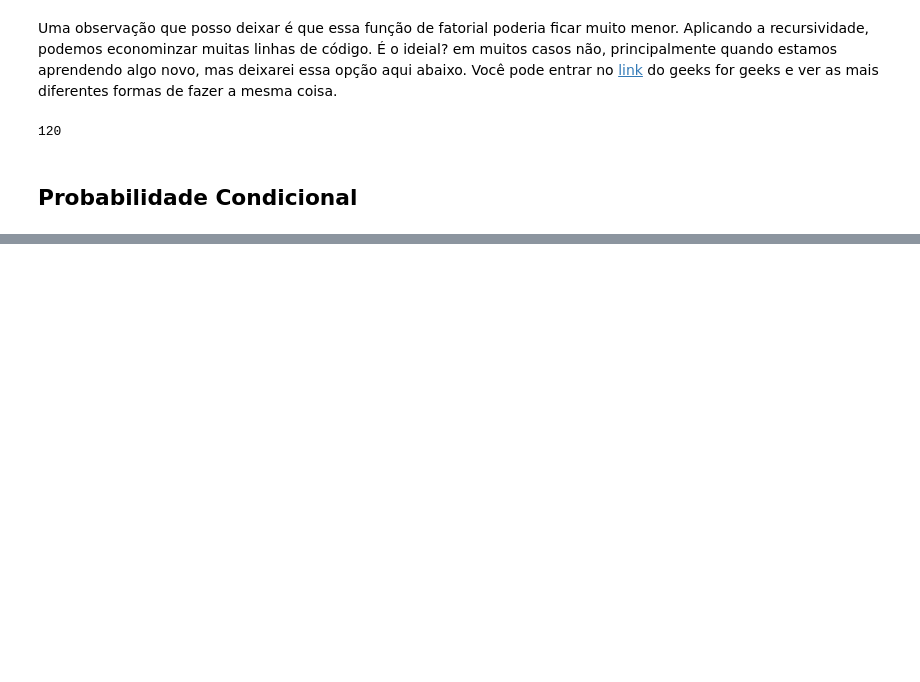
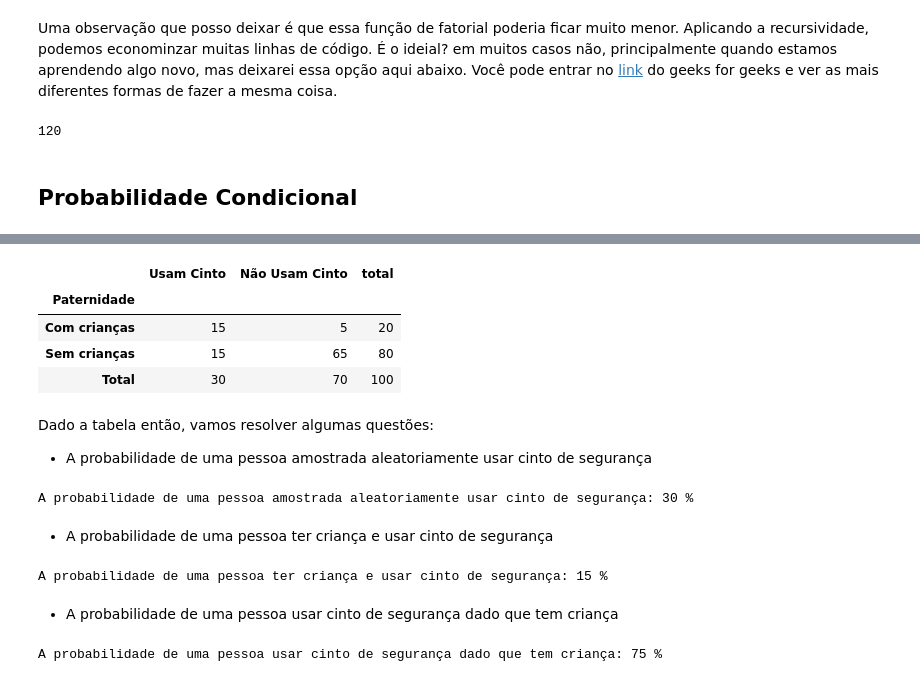
Before and after one commit to MatheusOrange211/data_science_studies, a Jupyter notebook: resumo-datascience-do-zero/Cap05/PROBABILIDADE.ipynb, the cells around one changed output, grey strips where cells are left out. Drawn from its saved outputs; the diff is of its cells as text; code cells hidden in the pictures; blank space fills up the shorter version.

Commit message:
Novos temas abordados: probabilidade condicional, independencia estatistica

```diff
--- a/resumo-datascience-do-zero/Cap05/PROBABILIDADE.ipynb
+++ b/resumo-datascience-do-zero/Cap05/PROBABILIDADE.ipynb
@@ -227,0 +247,49 @@ fatorial_recursiva(5)
+# %%
+#vou fazer com a bilblioteca de manipulação de dados mas só pra ficar bonito
+import pandas as pd
+
+df = pd.DataFrame(data=[["Com crianças",15,5,20],
+                        ["Sem crianças",15,65,80],
+                        ["Total",30,70,100]],
+                        columns=['Paternidade','Usam Cinto','Não Usam Cinto','total'])
+df = df.set_index('Paternidade')
+df
+# %% [output]
+|  | Usam Cinto | Não Usam Cinto | total |
+| Paternidade |  |  |  |
+| Com crianças | 15 | 5 | 20 |
+| Sem crianças | 15 | 65 | 80 |
+| Total | 30 | 70 | 100 |
+# %% [markdown]
+Dado a tabela então, vamos resolver algumas questões:
+* A probabilidade de uma pessoa amostrada aleatoriamente usar cinto de segurança
+# %%
+p_a = 30 #amostra de pessoas que usam cinto (veja que ele fala pessoa amostrada aleatoriamente)
+p_b = 100 # total de pessoas
+
+p_usar_cinto = p_a/p_b
+print(f"A probabilidade de uma pessoa amostrada aleatoriamente usar cinto de segurança: {(p_usar_cinto*100):.0f} %")
+# %% [output]
+A probabilidade de uma pessoa amostrada aleatoriamente usar cinto de segurança: 30 %
+# %% [markdown]
+* A probabilidade de uma pessoa ter criança e usar cinto de segurança
+# %%
+p_a = 15
+p_b = 100 #veja a pergunta - isso pode ser um pouquinho confuso, normal - ter uma criança E usar cinto
+
+p_usar_cinto = p_a/p_b
+print(f"A probabilidade de uma pessoa ter criança e usar cinto de segurança: {(p_usar_cinto*100):.0f} %")
+# %% [output]
+A probabilidade de uma pessoa ter criança e usar cinto de segurança: 15 %
+# %% [markdown]
+* A probabilidade de uma pessoa usar cinto de segurança dado que tem criança
+# %%
+p_a = 15  # valor para => usar cinto e ter criança
+p_b = 20 # valor para => ter criança
+
+#ou seja, tem criança mas pode usar ou nao cinto. Queremos descobrir a probabilidade de usar cinto nesse caso
+
+p_usar_cinto = p_a/p_b
+print(f"A probabilidade de uma pessoa usar cinto de segurança dado que tem criança: {(p_usar_cinto*100):.0f} %")
+# %% [output]
+A probabilidade de uma pessoa usar cinto de segurança dado que tem criança: 75 %
```
Also changed, not shown: parts of 19 cells of this notebook.
